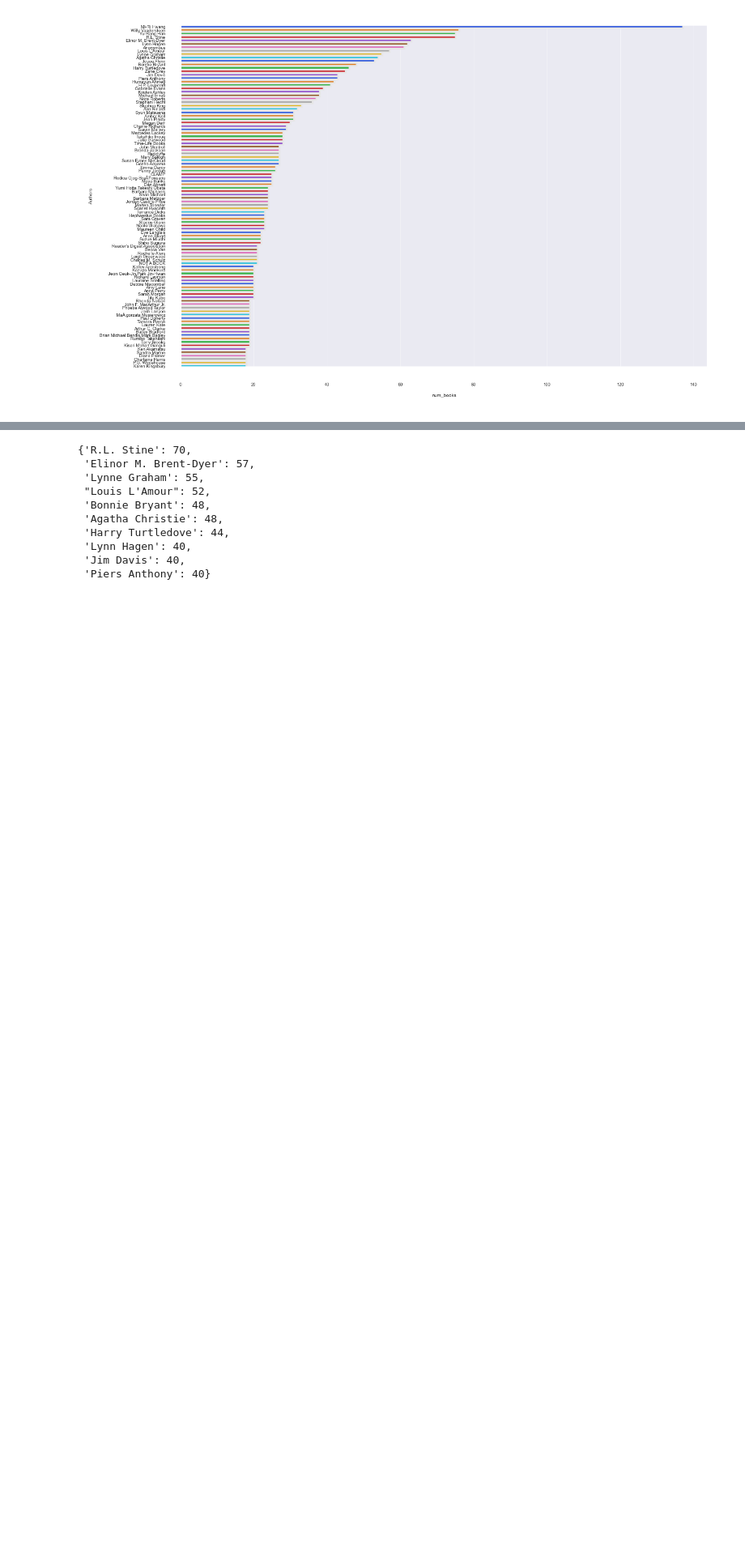
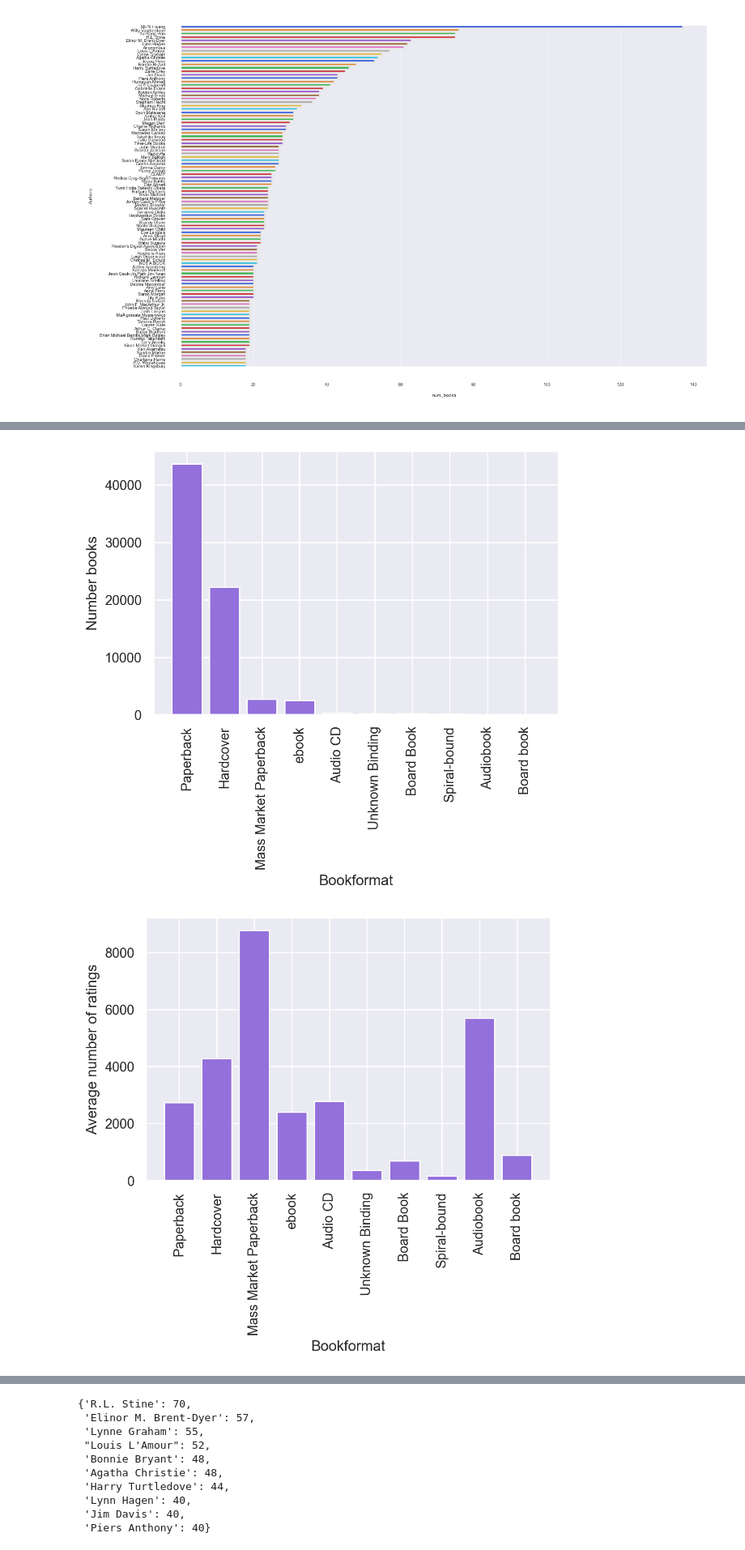
Before and after one commit to lessthelonely/PRI-22-23, a Jupyter notebook: book_data_notebook.ipynb, the cells around one changed output, grey strips where cells are left out. Shown at 81% size. Saved outputs shown, nothing was run; the diff lists cells and outputs as text; code cells hidden in the pictures; blank space fills up the shorter version.

```diff
--- a/book_data_notebook.ipynb
+++ b/book_data_notebook.ipynb
@@ -395,0 +497,3 @@ sns.barplot(y='Authors',x='num_books',
+# %%
+top_10_bookformats_clean = dict(Counter(dict(clean_book.bookformat.value_counts())).most_common(10))
+top_10_bookformats_clean
@@ -395,0 +511,25 @@ sns.barplot(y='Authors',x='num_books',
+# %%
+avg_ratings = []
+avg_totalratings = []
+avg_reviews = []
+
+for i in top_10_bookformats_clean.keys():
+    temp = clean_book.loc[clean_book['bookformat'] == i]
+    avg_ratings.append(temp['rating'].mean())
+    avg_totalratings.append(temp['totalratings'].mean())
+    avg_reviews.append(temp['reviews'].mean())
+
+
+
+labels = ["Number books", "Average number of ratings", "Average rating", "Average number of reviews"]
+values = [list(top_10_bookformats_clean.values()), avg_totalratings, avg_ratings, avg_reviews]
+for i in range(4):
+    plt.figure(dpi=200)
+    plt.xlabel("Bookformat")
+    plt.ylabel(labels[i])
+    plt.xticks(rotation=90)
+    plt.bar(list(top_10_bookformats_clean.keys()), values[i], color='mediumpurple')
+    plt.show()
+# %% [output]
+[figure, added]
+[figure, added]
```
Also changed, not shown: parts of 20 cells of this notebook.
